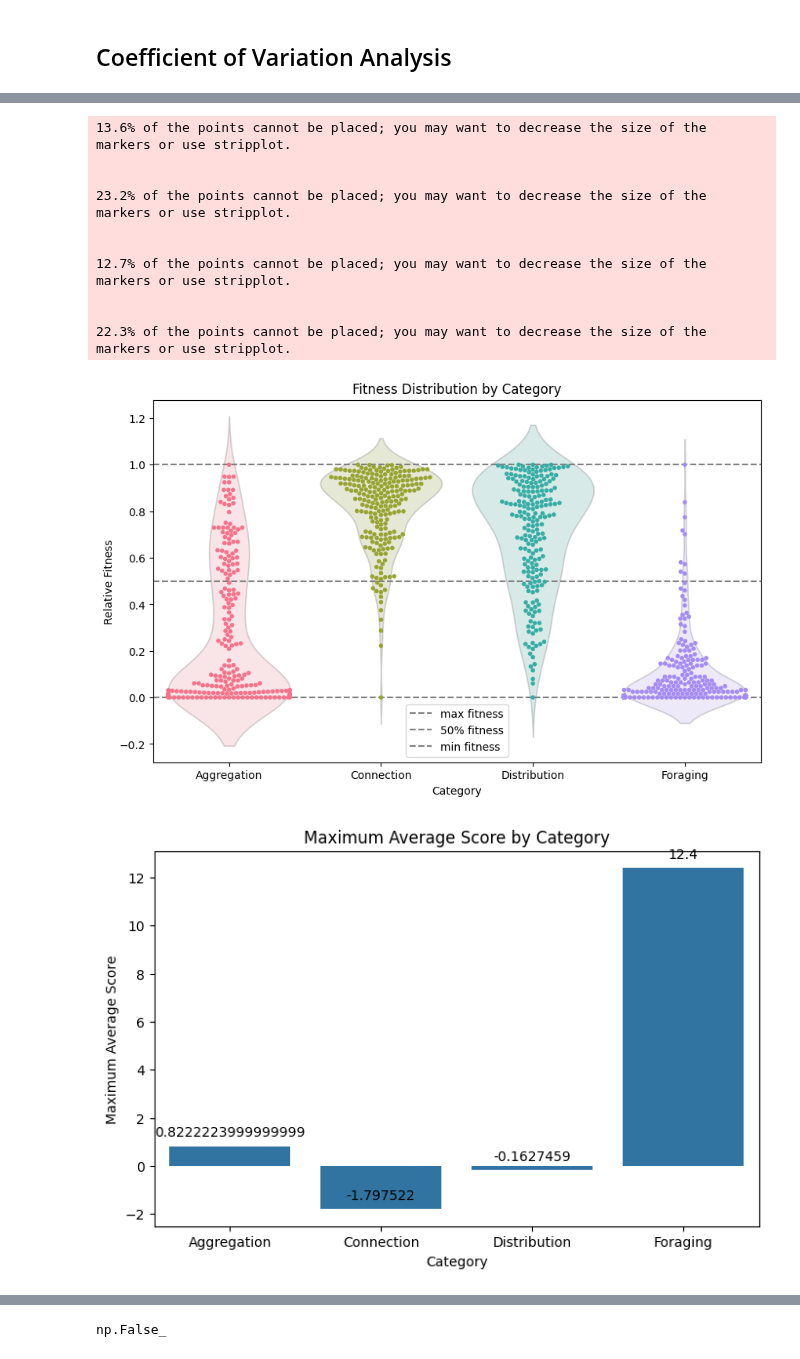
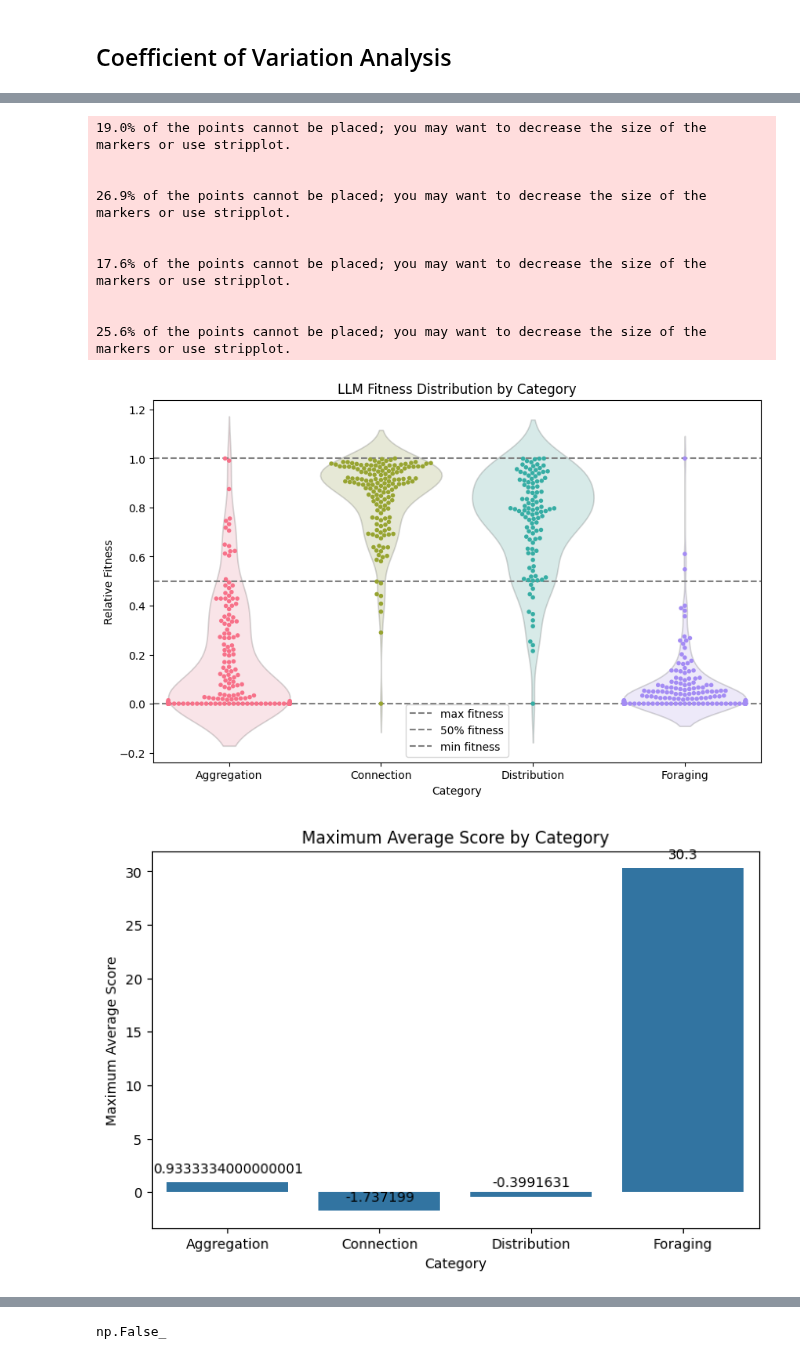
Before and after one commit to julianjandeleit/thesis_llm_collective_behavior_generation, a Jupyter notebook: analysis_notebooks/automode_analysis.ipynb, the cells around one changed output, grey strips where cells are left out. Drawn from its saved outputs; the diff is of its cells as text; code cells hidden in the pictures.

```diff
--- a/analysis_notebooks/automode_analysis.ipynb
+++ b/analysis_notebooks/automode_analysis.ipynb
@@ -12,12 +9,14 @@ import random
 random.seed(42)
 np.random.seed(42)
 # %%
+
 #with open("../ressources/automode_descriptions_evaluated.pickle", "rb") as file:
 #with open("../ressources/automode_evaluated_seed21_n600.pickle", "rb") as file:
 #with open("../ressources/automode_evaluated_seed15_n300_24-12-18.pickle", "rb") as file:
 #with open("../ressources/automode_evaluated_seed16_n300_24-12-17_targetlights.pickle", "rb") as file:
 #with open("../ressources/automode_evaluated_seed17_n600_24-12-20.pickle", "rb") as file:
-with open("../ressources/llm_evaluated_s14s15s16_n300_24_12_20_target.pickle", "rb") as file:
+#with open("../ressources/llm_evaluated_s14s15s16_n300_24_12_20_target.pickle", "rb") as file:
+with open("../ressources/llm_evaluated_s17_n600_24-12-20.pickle", "rb") as file:
 #with open("../ressources/automode_evaluated_concat_s14s15s16_n300_24-12-18.pickle", "rb") as file:
 #with open("../ressources/llm_evaluated_concat_s14n600_s15n600_train_2024-12-12_16.pickle", "rb") as file:
 #with open("testdata.pkl", "rb") as file:
@@ -230,46 +223,46 @@ if "llm_avg_score" in combined_df.keys():
     plt.axhline(y=0, color='grey', linestyle='--', label='min fitness')
 
     # Step 4: Customize the plot
-    plt.title('Fitness Distribution by Category')
+    plt.title('LLM Fitness Distribution by Category')
     plt.xlabel('Category')
     plt.ylabel('Relative Fitness')
     plt.legend()  # Show legend for the horizontal line
     plt.show()
 
     # Step 1: Calculate the maximum avg_score for each category
     max_values = combined_df_scaled.groupby("category")[scoreidx].max().reset_index()
     max_values.rename(columns={scoreidx: "max_avg_score"}, inplace=True)
 
     # Step 2: Create a bar plot using Seaborn
     plt.figure(figsize=(8, 5))
     bar_plot = sns.barplot(data=max_values, x='category', y='max_avg_score', legend=False)
 
     # Adding titles and labels
     plt.title('Maximum Average Score by Category')
     plt.xlabel('Category')
     plt.ylabel('Maximum Average Score')
 
     # Step 3: Annotate the bars with their respective values
     for p in bar_plot.patches:
         bar_plot.annotate(f'{p.get_height()}',
                         (p.get_x() + p.get_width() / 2., p.get_height()),
                         ha='center', va='bottom',
                         fontsize=10, color='black',
                         xytext=(0, 5),  # Offset text
                         textcoords='offset points')
 # %% [output]
-13.6% of the points cannot be placed; you may want to decrease the size of the markers or use stripplot.
+19.0% of the points cannot be placed; you may want to decrease the size of the markers or use stripplot.
 
 
-23.2% of the points cannot be placed; you may want to decrease the size of the markers or use stripplot.
+26.9% of the points cannot be placed; you may want to decrease the size of the markers or use stripplot.
 
 
-12.7% of the points cannot be placed; you may want to decrease the size of the markers or use stripplot.
+17.6% of the points cannot be placed; you may want to decrease the size of the markers or use stripplot.
 
 
-22.3% of the points cannot be placed; you may want to decrease the size of the markers or use stripplot.
+25.6% of the points cannot be placed; you may want to decrease the size of the markers or use stripplot.
-[figure, old version]
+[figure, new version]
-[figure, old version]
+[figure, new version]
 # %%
 topn = 25
 for group, df in group_dfs.items():
```
Also changed, not shown: parts of 11 cells of this notebook, 4 other files.
